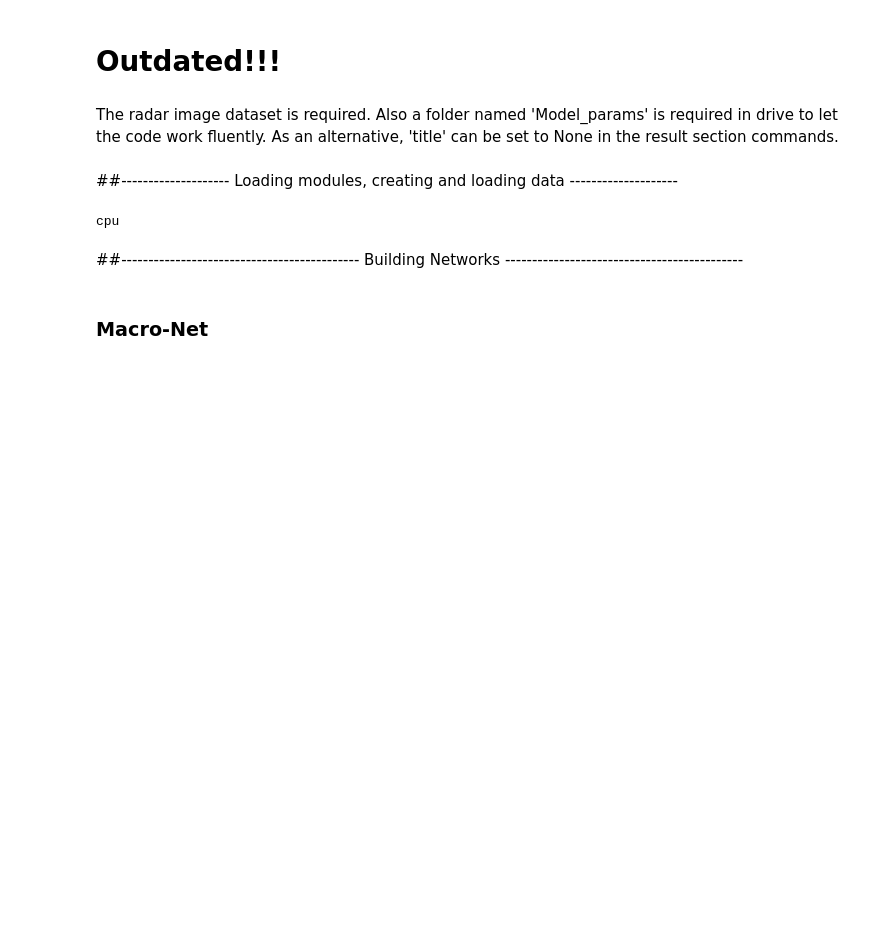
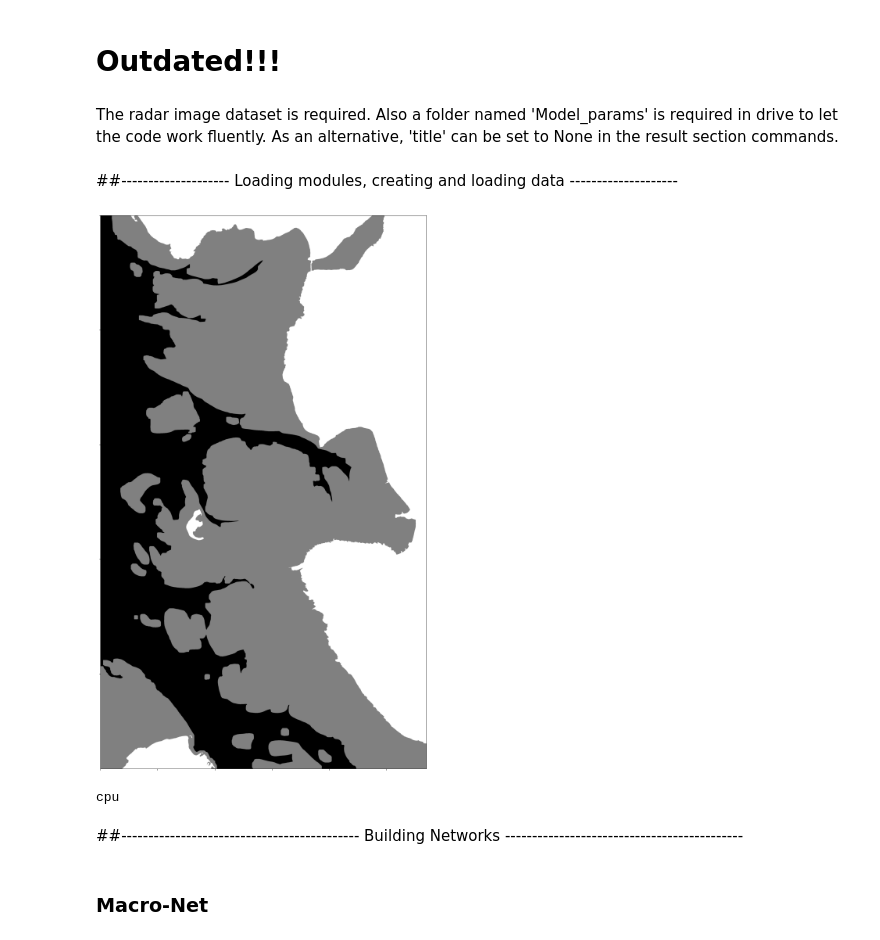
Before and after one commit to simonschaefers/NN_water_lines, a Jupyter notebook: NN_routine.ipynb, the cells around one changed output. Saved outputs shown, nothing was run; the diff lists cells and outputs as text; code cells hidden in the pictures; blank space fills up the shorter version.

```diff
--- a/NN_routine.ipynb
+++ b/NN_routine.ipynb
@@ -29,6 +29,15 @@ from sklearn.model_selection import train_test_split
 # %%
 #from google.colab import drive                                                  # connecting to drive
 #drive.mount('/content/drive')
+# %%
+lw = cv2.imread('Supply/new_lw_mask.png')
+fig,ax = plt.subplots(1,figsize = (20,20))
+ax.imshow(lw)
+ax.set_xticklabels([])
+ax.set_yticklabels([])
+plt.tight_layout()
+# %% [output]
+[figure, added]
 # %%
 DEVICE = 'cuda' if torch.cuda.is_available() else 'cpu'                         # connecting to GPU (cuda)
 print(DEVICE)
```
Also changed, not shown: 14 other files.
